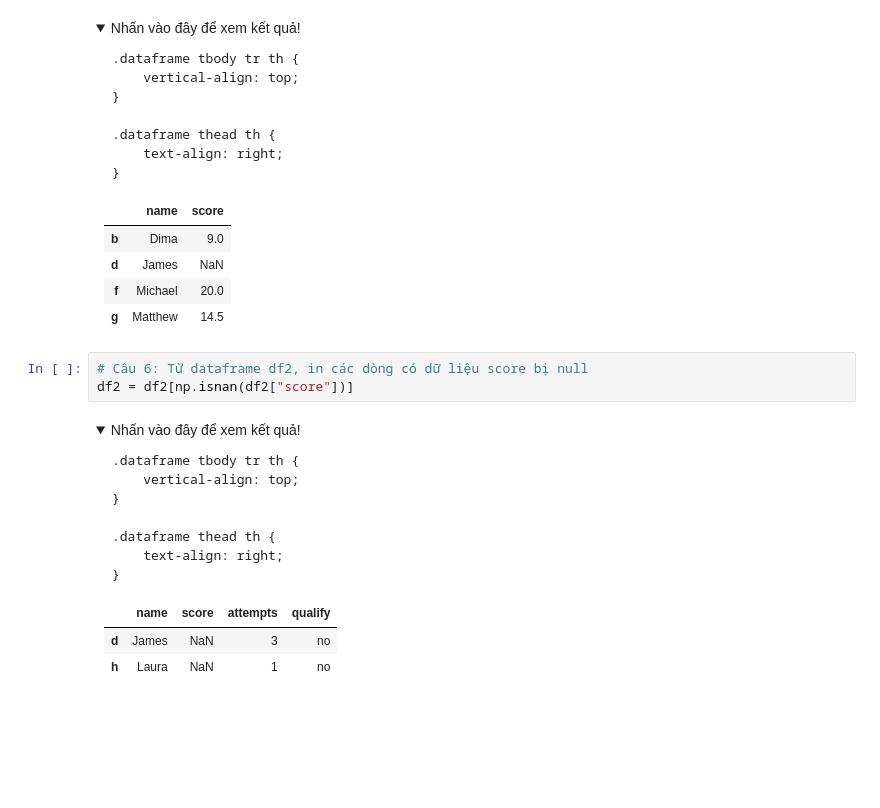
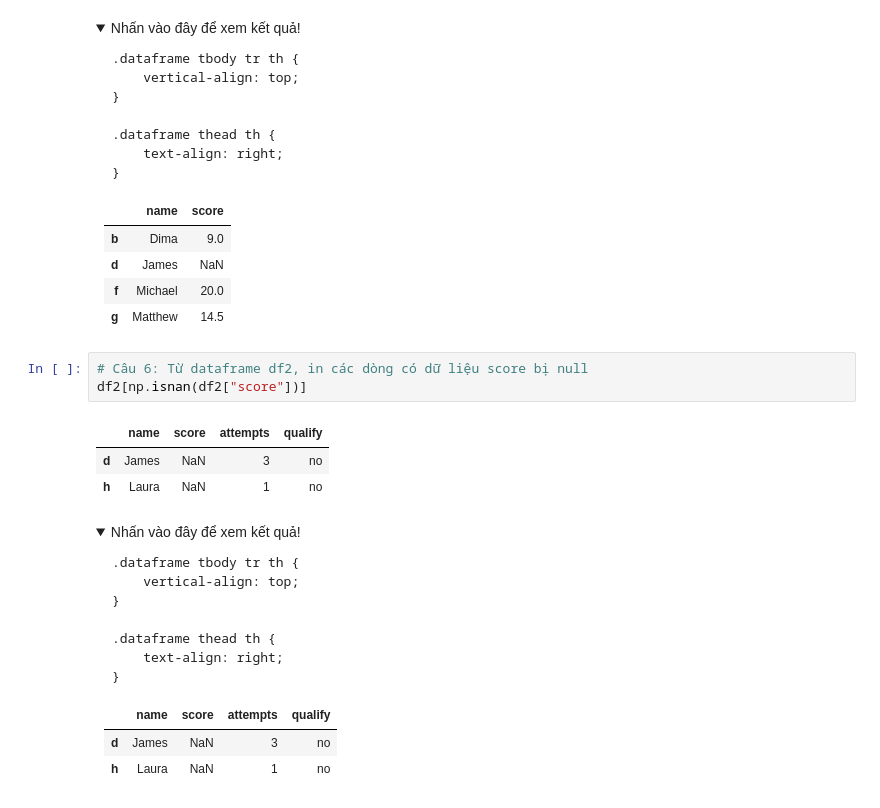
Before and after one commit to nguyennamphu/pythforml, a Jupyter notebook: HV_Chapter4_Exercise2_DataFrame.ipynb, the cells around one changed output. Saved outputs shown, nothing was run; the diff lists cells and outputs as text; folded sections open; blank space fills up the shorter version.

```diff
--- a/HV_Chapter4_Exercise2_DataFrame.ipynb
+++ b/HV_Chapter4_Exercise2_DataFrame.ipynb
@@ -502,7 +502,11 @@ df4
 </details>
 # %%
 # Câu 6: Từ dataframe df2, in các dòng có dữ liệu score bị null
-df2 = df2[np.isnan(df2["score"])]
+df2[np.isnan(df2["score"])]
+# %% [output]
+|  | name | score | attempts | qualify |
+| d | James | NaN | 3 | no |
+| h | Laura | NaN | 1 | no |
 # %% [markdown]
 <details>
   <summary>Nhấn vào đây để xem kết quả!</summary>
```
Also changed, not shown: parts of 6 cells of this notebook.
